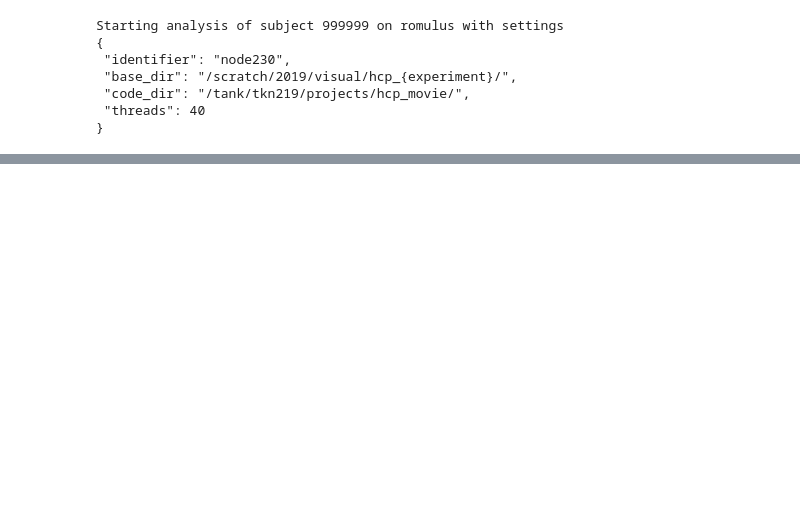
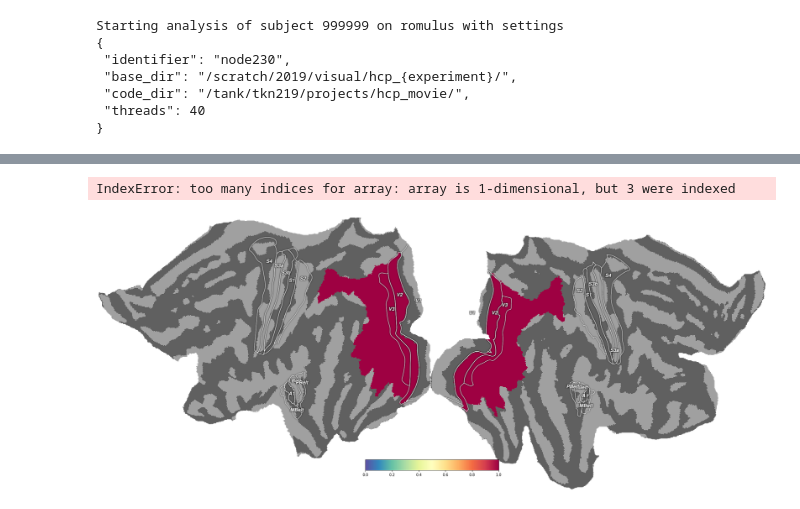
Before and after one commit to RonvdKlundert/cfdn, a Jupyter notebook: notebooks/hcp_practice.ipynb, the cells around one changed output, grey strips where cells are left out. Cells and saved outputs as stored; diff of their text form; code cells hidden in the pictures; blank space fills up the shorter version.

Commit message:
added scripts for lisa analysis

```diff
--- a/notebooks/hcp_practice.ipynb
+++ b/notebooks/hcp_practice.ipynb
@@ -45,0 +553,5 @@ ab.
+# %%
+toplot = np.zeros([118584,])
+toplot[:] = np.nan
+# datass = np.load('/tank/klundert/projects/cfdn/scripts/data_check_100610.npy')
+toplot[boolmask] = 1
@@ -45,0 +595,10 @@ ab.
+# %%
+sl = 1
+sls = np.arange(sl*7,(sl+1)*7)
+n_voxels = np.sum(boolmask[:,:,sls])
+# %% [output]
+IndexError: too many indices for array: array is 1-dimensional, but 3 were indexed
+# %%
+cx.quickshow(cx.Vertex(toplot, subject='hcp_999999', cmap='Spectral_r', vmin=0.00, vmax=1), with_curvature=True);
+# %% [output]
+[figure, added]
```
Also changed, not shown: parts of 59 cells of this notebook, 13 other files.
